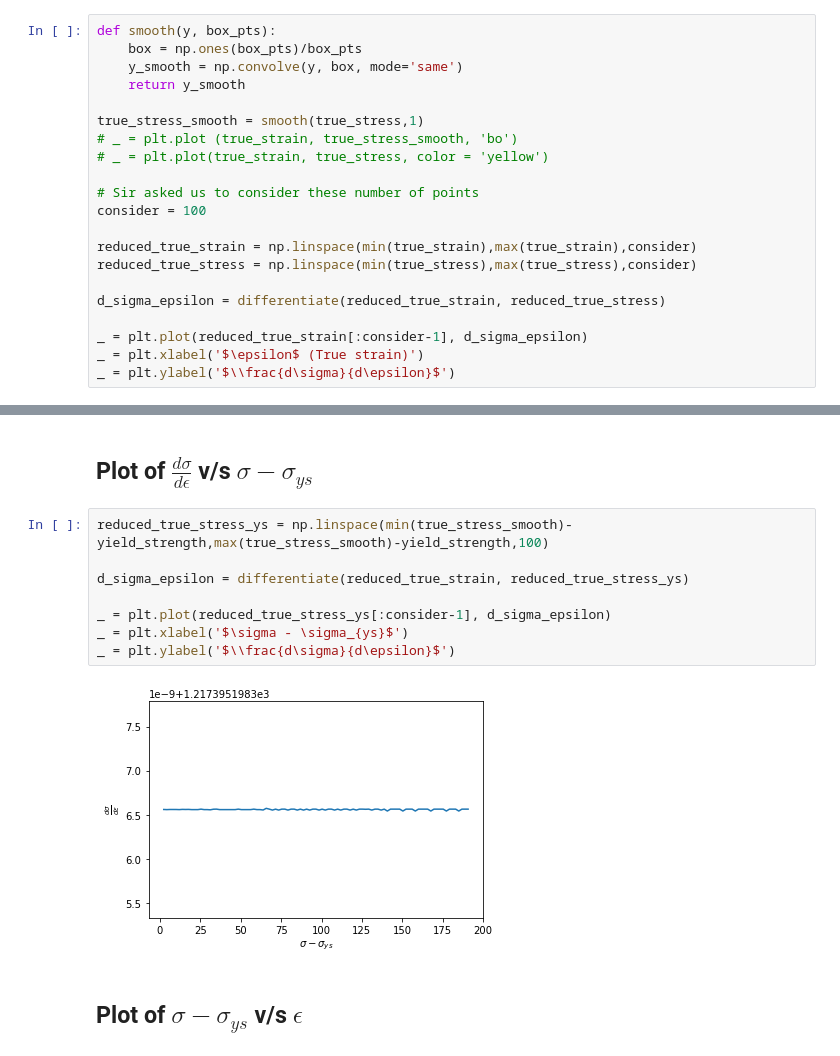
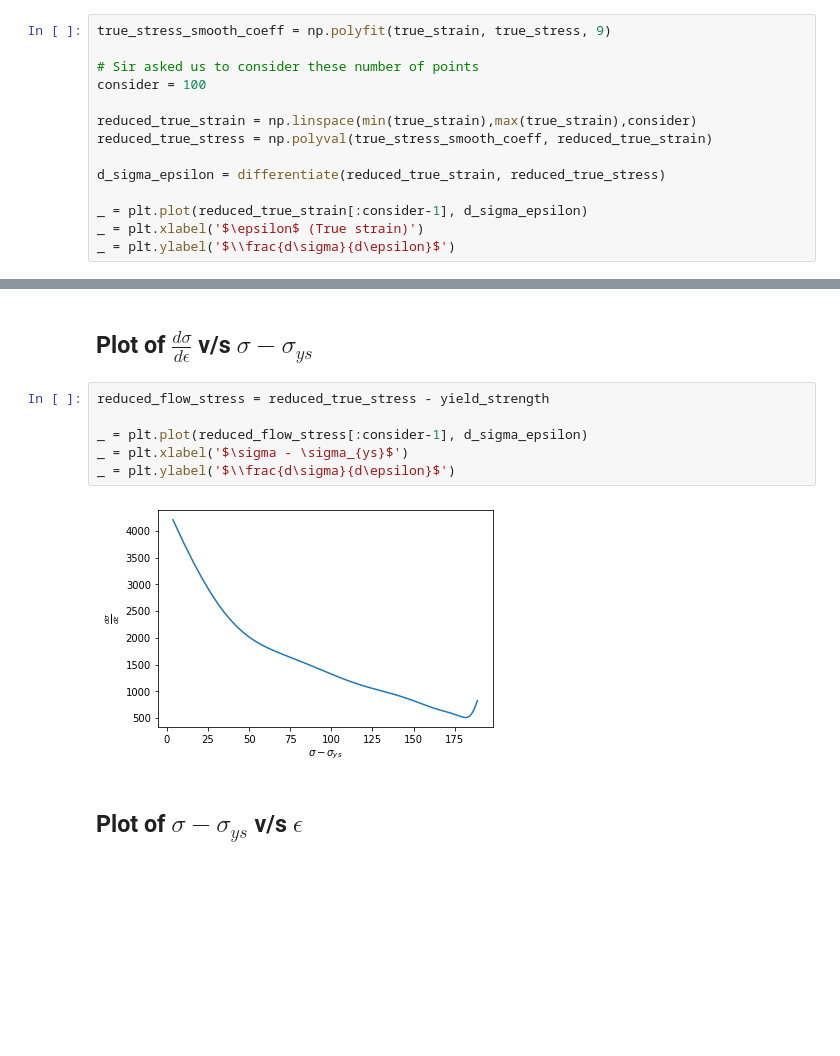
Before and after one commit to algomaster99/meta-btp, a Jupyter notebook: hollomon_curves.ipynb, the cells around one changed output, grey strips where cells are left out. Drawn from its saved outputs; the diff is of its cells as text; blank space fills up the shorter version.

```diff
--- a/hollomon_curves.ipynb
+++ b/hollomon_curves.ipynb
@@ -138,20 +138,13 @@ Accuracy in calculations: 0.9986865615752823
 # %% [markdown]
 ## Plot of $\frac{d\sigma}{d\epsilon}$ v/s $\epsilon$
 # %%
-def smooth(y, box_pts):
-    box = np.ones(box_pts)/box_pts
-    y_smooth = np.convolve(y, box, mode='same')
-    return y_smooth
-
-true_stress_smooth = smooth(true_stress,1)
-# _ = plt.plot (true_strain, true_stress_smooth, 'bo')
-# _ = plt.plot(true_strain, true_stress, color = 'yellow')
+true_stress_smooth_coeff = np.polyfit(true_strain, true_stress, 9)
 
 # Sir asked us to consider these number of points
 consider = 100
 
 reduced_true_strain = np.linspace(min(true_strain),max(true_strain),consider)
-reduced_true_stress = np.linspace(min(true_stress),max(true_stress),consider)
+reduced_true_stress = np.polyval(true_stress_smooth_coeff, reduced_true_strain)
 
 d_sigma_epsilon = differentiate(reduced_true_strain, reduced_true_stress)
 
@@ -180,15 +165,13 @@ _ = plt.ylabel('$\\frac{d\sigma}{d\epsilon}$')
 # %% [markdown]
 ## Plot of $\frac{d\sigma}{d\epsilon}$ v/s $\sigma - \sigma_{ys}$
 # %%
-reduced_true_stress_ys = np.linspace(min(true_stress_smooth)-yield_strength,max(true_stress_smooth)-yield_strength,100)
+reduced_flow_stress = reduced_true_stress - yield_strength
 
-d_sigma_epsilon = differentiate(reduced_true_strain, reduced_true_stress_ys)
-
-_ = plt.plot(reduced_true_stress_ys[:consider-1], d_sigma_epsilon)
+_ = plt.plot(reduced_flow_stress[:consider-1], d_sigma_epsilon)
 _ = plt.xlabel('$\sigma - \sigma_{ys}$')
 _ = plt.ylabel('$\\frac{d\sigma}{d\epsilon}$')
 # %% [output]
-[figure, old version]
+[figure, new version]
 # %% [markdown]
 ## Plot of $\sigma - \sigma_{ys}$ v/s $\epsilon$
 # %%
```
Also changed, not shown: parts of 7 cells of this notebook.
